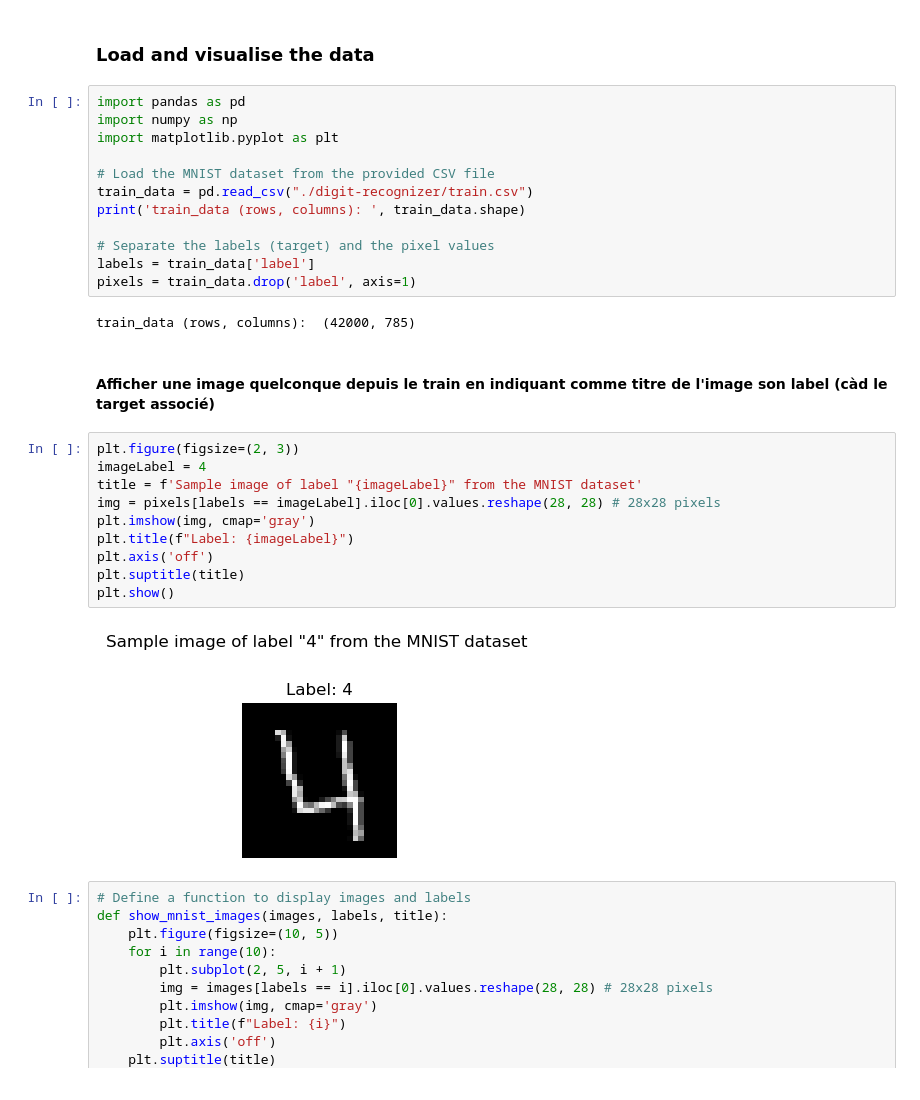
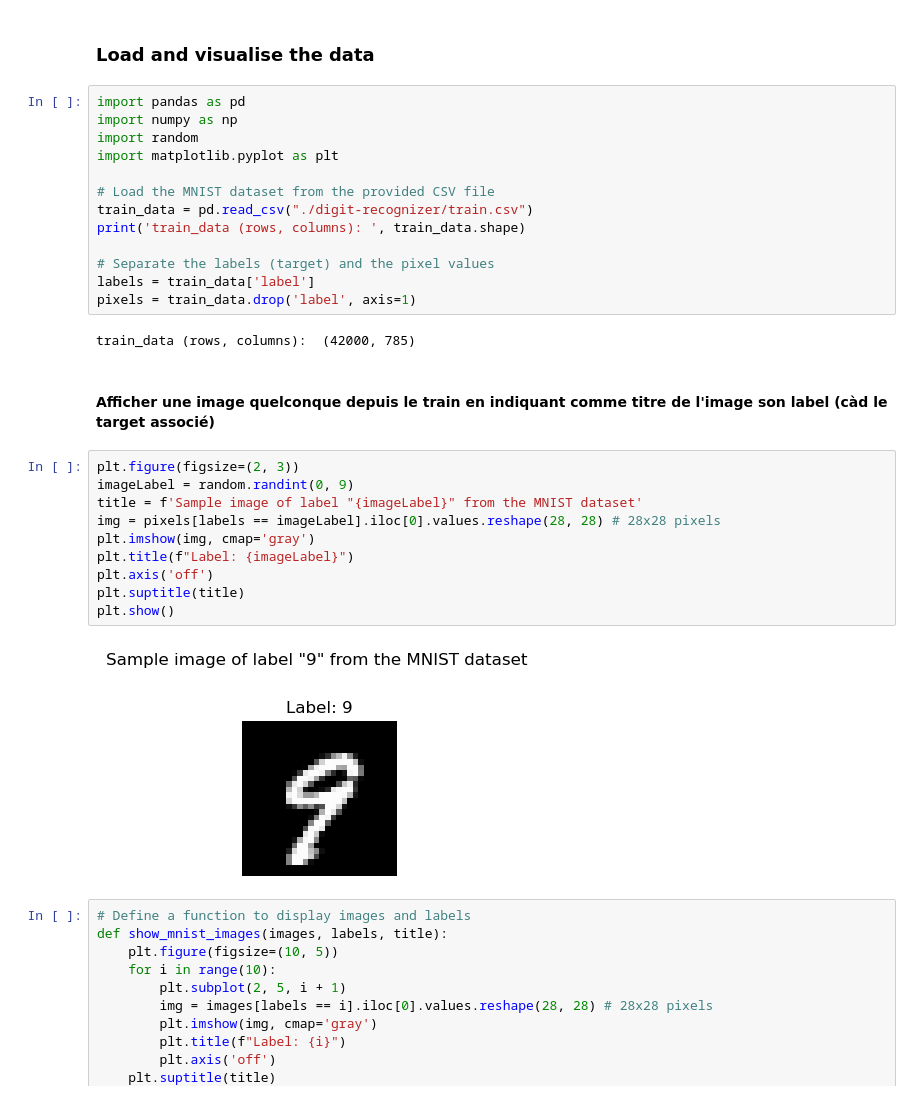
Before and after one commit to asndiallo/machine-learning, a Jupyter notebook: img-classification.ipynb, the cells around one changed output. Saved outputs shown, nothing was run; the diff lists cells and outputs as text.

```diff
--- a/img-classification.ipynb
+++ b/img-classification.ipynb
@@ -5,6 +5,7 @@
 # %%
 import pandas as pd
 import numpy as np
+import random
 import matplotlib.pyplot as plt
 
 # Load the MNIST dataset from the provided CSV file
@@ -20,16 +21,16 @@ train_data (rows, columns):  (42000, 785)
 #### Afficher une image quelconque depuis le train en indiquant comme titre de l'image son label (càd le target associé)
 # %%
 plt.figure(figsize=(2, 3))
-imageLabel = 4
+imageLabel = random.randint(0, 9)
 title = f'Sample image of label "{imageLabel}" from the MNIST dataset'
 img = pixels[labels == imageLabel].iloc[0].values.reshape(28, 28) # 28x28 pixels
 plt.imshow(img, cmap='gray')
 plt.title(f"Label: {imageLabel}")
 plt.axis('off')
 plt.suptitle(title)
 plt.show()
 # %% [output]
-[figure, old version]
+[figure, new version]
 # %%
 # Define a function to display images and labels
 def show_mnist_images(images, labels, title):
```
Also changed, not shown: parts of 2 cells of this notebook.
